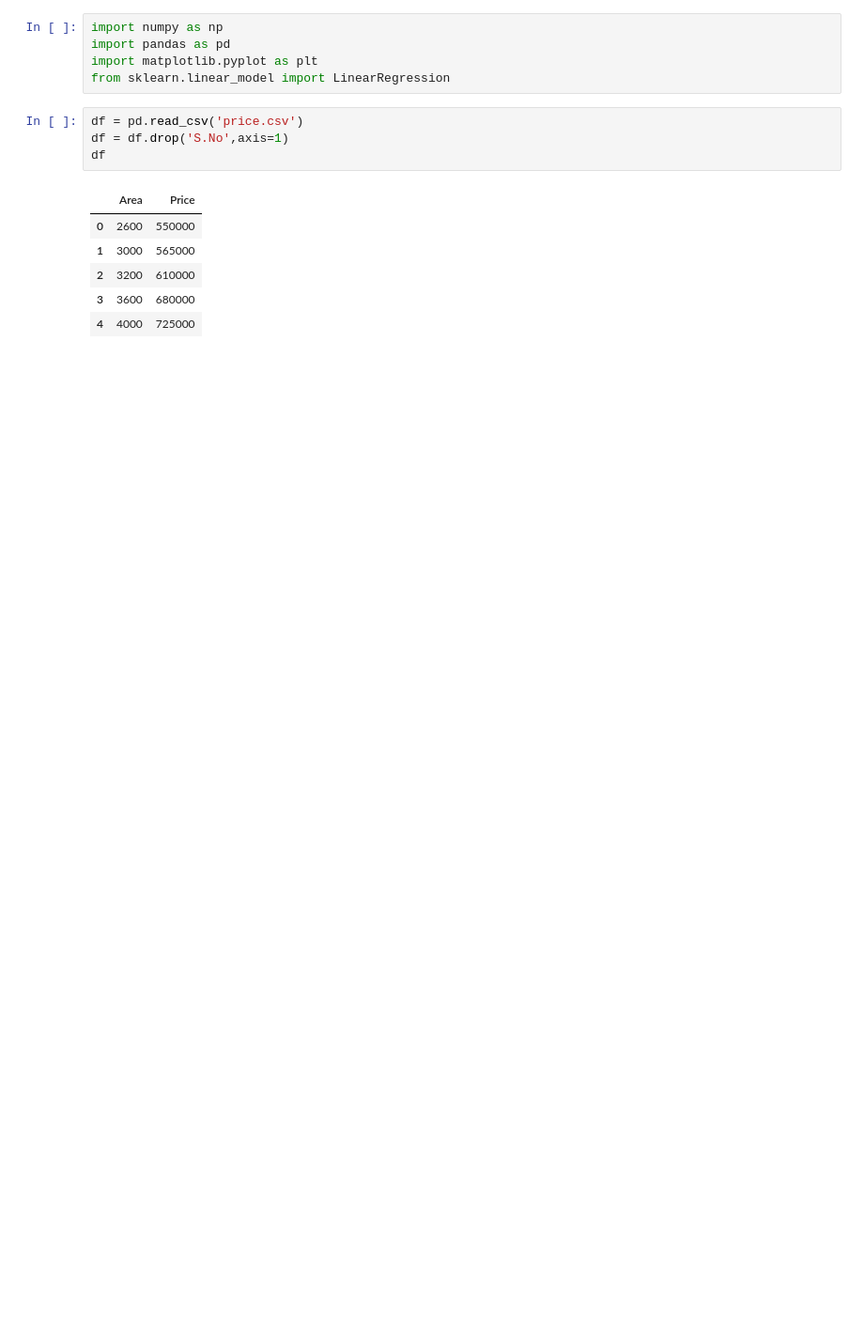
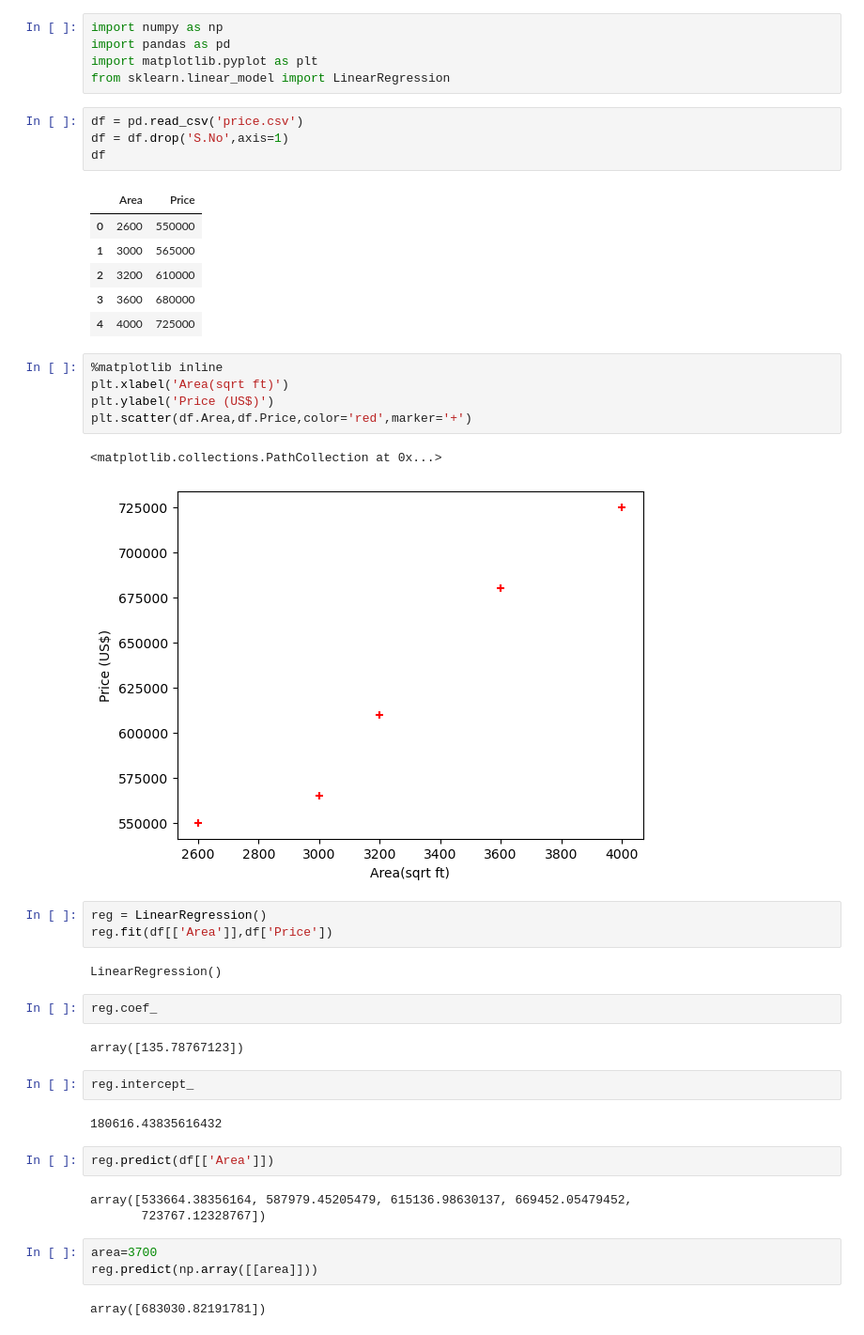
Before and after one commit to Saran-S-15/First_ML, a Jupyter notebook: anbu.ipynb, the cells around one changed output. Shown at 94% size. Saved outputs shown, nothing was run; the diff lists cells and outputs as text; blank space fills up the shorter version.

```diff
--- a/anbu.ipynb
+++ b/anbu.ipynb
@@ -14,3 +14,34 @@ df
 | 2 | 3200 | 610000 |
 | 3 | 3600 | 680000 |
 | 4 | 4000 | 725000 |
+# %%
+%matplotlib inline
+plt.xlabel('Area(sqrt ft)')
+plt.ylabel('Price (US$)')
+plt.scatter(df.Area,df.Price,color='red',marker='+')
+# %% [output]
+<matplotlib.collections.PathCollection at 0x...>
+[figure, added]
+# %%
+reg = LinearRegression()
+reg.fit(df[['Area']],df['Price'])
+# %% [output]
+LinearRegression()
+# %%
+reg.coef_
+# %% [output]
+array([135.78767123])
+# %%
+reg.intercept_
+# %% [output]
+180616.43835616432
+# %%
+reg.predict(df[['Area']])
+# %% [output]
+array([533664.38356164, 587979.45205479, 615136.98630137, 669452.05479452,
+       723767.12328767])
+# %%
+area=3700
+reg.predict(np.array([[area]]))
+# %% [output]
+array([683030.82191781])
```
Also changed, not shown: parts of 3 cells of this notebook.
